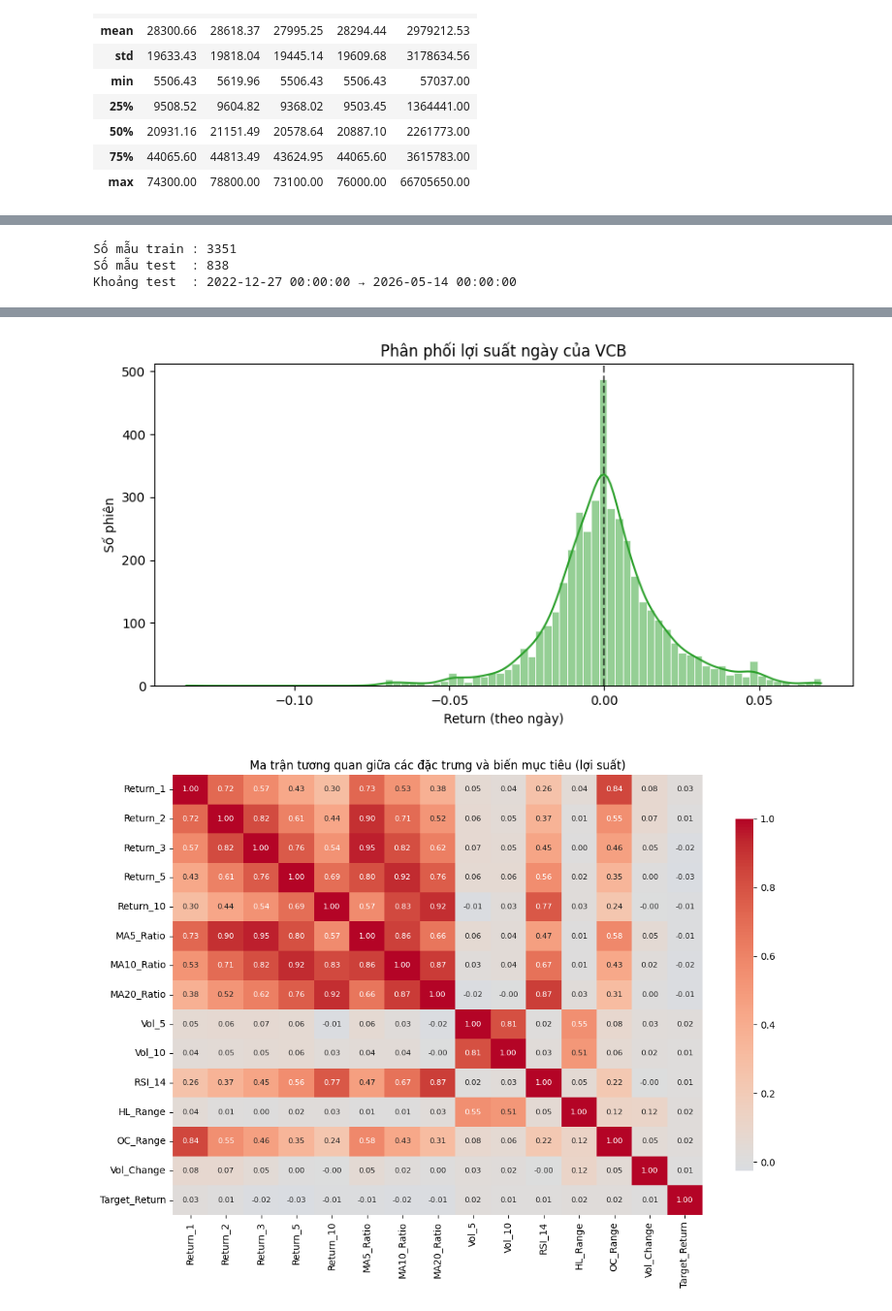
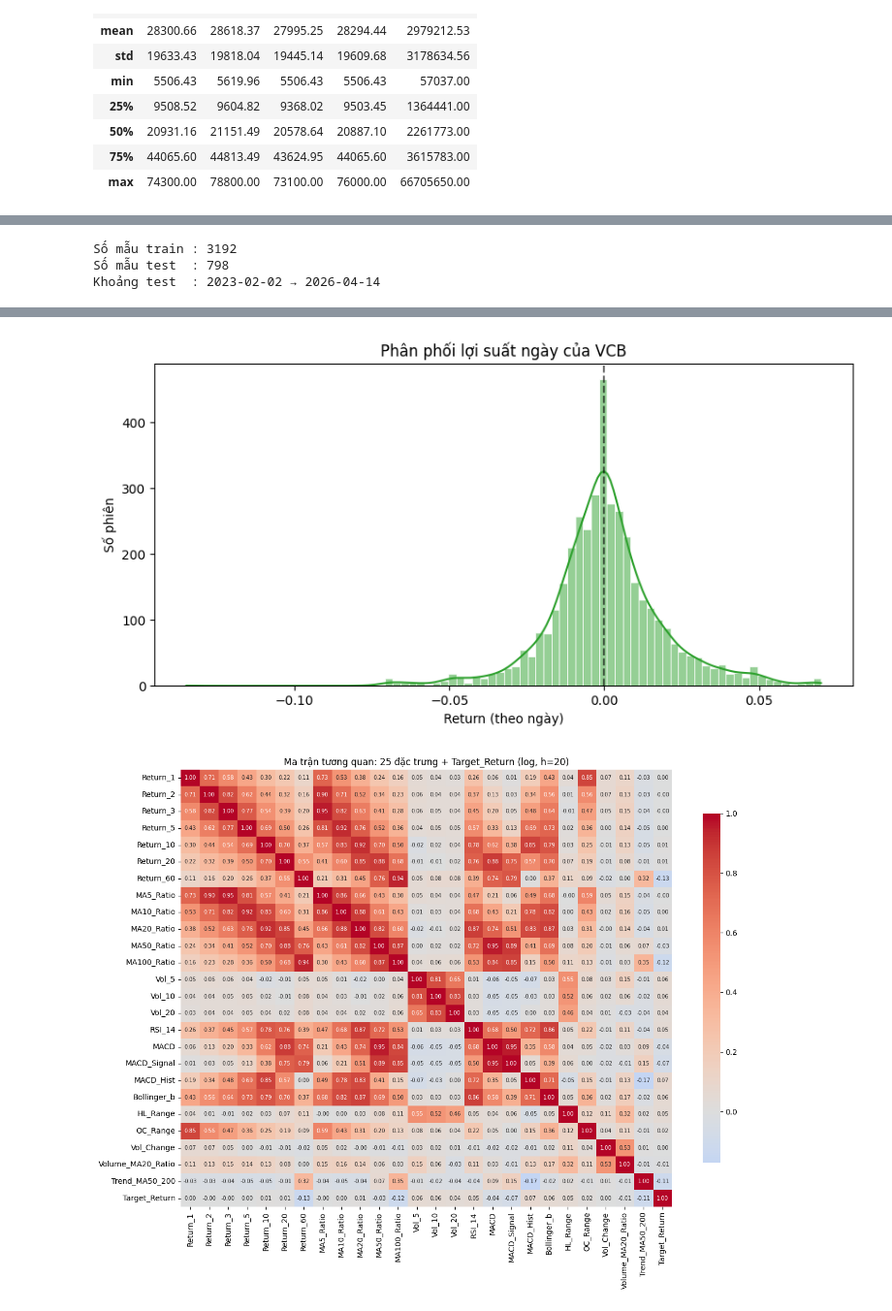
Before and after one commit to bason1610-lang/vn-index-hocmay, a Jupyter notebook: Report/Report.ipynb, the cells around one changed output, grey strips where cells are left out. Shown at 97% size. Saved outputs shown, nothing was run; the diff lists cells and outputs as text; code cells hidden in the pictures.

```diff
--- a/Report/Report.ipynb
+++ b/Report/Report.ipynb
@@ -327,12 +309,14 @@ train.
 # %%
-# 7.1. Chạy toàn bộ pipeline
-from ml_utils import run_full_pipeline
-result = run_full_pipeline(interval='1d', train_ratio=0.8, save_images=True)
+from ml_utils import run_full_pipeline, compare_horizons
 
+result = run_full_pipeline(horizon=20, save_images=True)
+
+import pandas as pd
 print('Số mẫu train :', len(result['X_train']))
 print('Số mẫu test  :', len(result['X_test']))
-print('Khoảng test  :', result['dates_test'].min(), '→', result['dates_test'].max())
+dt = pd.to_datetime(result['dates_test'])
+print('Khoảng test  :', dt.min().date(), '→', dt.max().date())
 # %% [output]
-Số mẫu train : 3351
-Số mẫu test  : 838
-Khoảng test  : 2022-12-27 00:00:00 → 2026-05-14 00:00:00
+Số mẫu train : 3192
+Số mẫu test  : 798
+Khoảng test  : 2023-02-02 → 2026-04-14
@@ -340,2 +324,2 @@ Khoảng test  : 2022-12-27 00:00:00 → 2026-05-14 00:00:00
-[figure, old version]
+[figure, new version]
-[figure, old version]
+[figure, new version]
```
Also changed, not shown: parts of 37 cells of this notebook, 22 other files.
